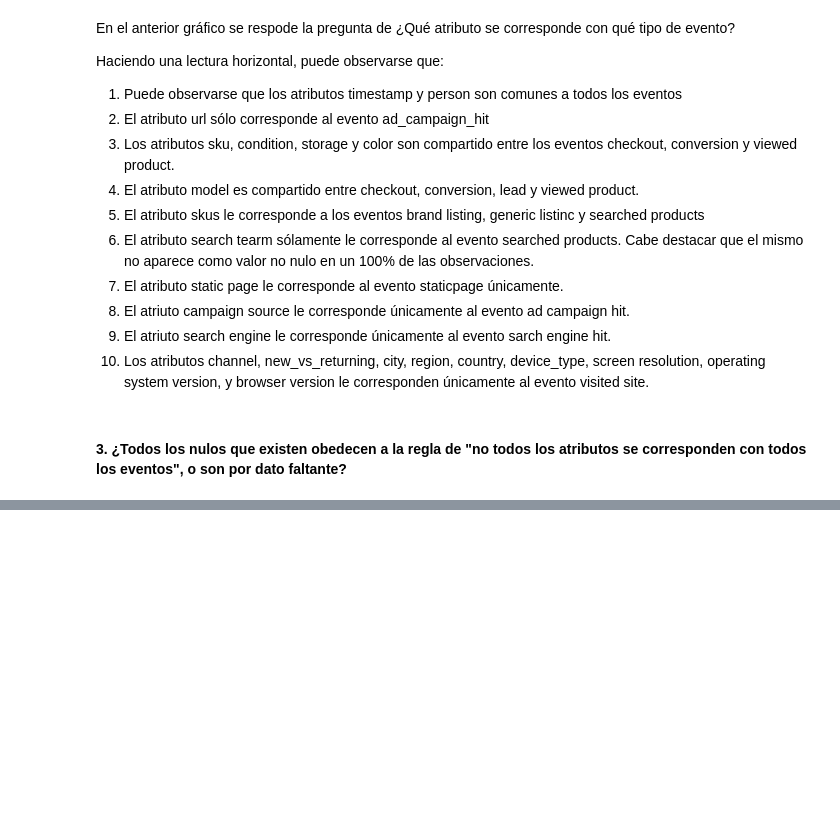
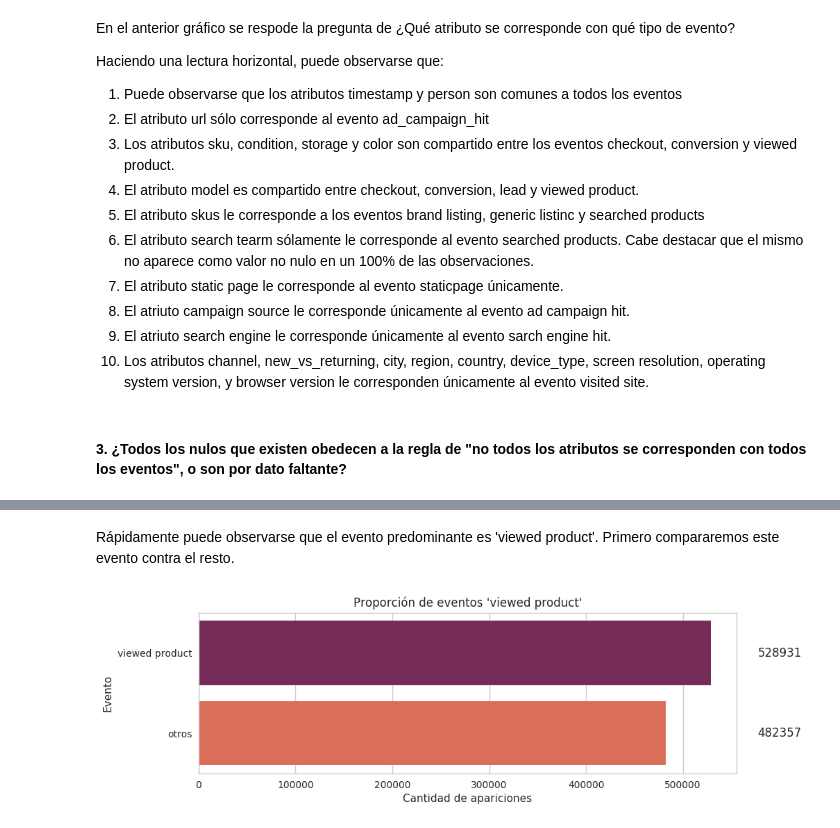
Before and after one commit to gabyrobles93/7506-TP1-Trocafone, a Jupyter notebook: Analisis_Exploratorio_De_Datos_v2.0.ipynb, the cells around one changed output, grey strips where cells are left out. Drawn from its saved outputs; the diff is of its cells as text; code cells hidden in the pictures; blank space fills up the shorter version.

```diff
--- a/Analisis_Exploratorio_De_Datos_v2.0.ipynb
+++ b/Analisis_Exploratorio_De_Datos_v2.0.ipynb
@@ -265,0 +274,3 @@ Haciendo una lectura horizontal, puede observarse que:
+# %%
+events = df['event'].value_counts()
+events
@@ -265,0 +290,22 @@ Haciendo una lectura horizontal, puede observarse que:
+# %% [markdown]
+Rápidamente puede observarse que el evento predominante es 'viewed product'. Primero compararemos este evento contra el resto.
+# %%
+events_index = ['viewed product', 'others']
+events_vp_others = pd.Series(events.groupby(events.index != 'viewed product').sum().values, index=['viewed product', 'otros'])
+# %%
+ax2 = sns.barplot(y=events_vp_others.index, x=events_vp_others.values, palette='rocket', orient='h')
+
+fig = plt.gcf()
+fig.set_size_inches( 10, 3)
+#ax2.axes.set_xlim(0,100)
+
+plt.title("Proporción de eventos 'viewed product'")
+ax2.set(xlabel='Cantidad de apariciones', ylabel='Evento')
+
+for p in ax2.patches:
+    width = p.get_width()
+    plt.text(p.get_x()+600000, p.get_y()+0.5*p.get_height(),
+             '{:1.0f}'.format(width),
+             ha='center', va='center')
+# %% [output]
+[figure, added]
```
Also changed, not shown: parts of 13 cells of this notebook, 1 other file.
